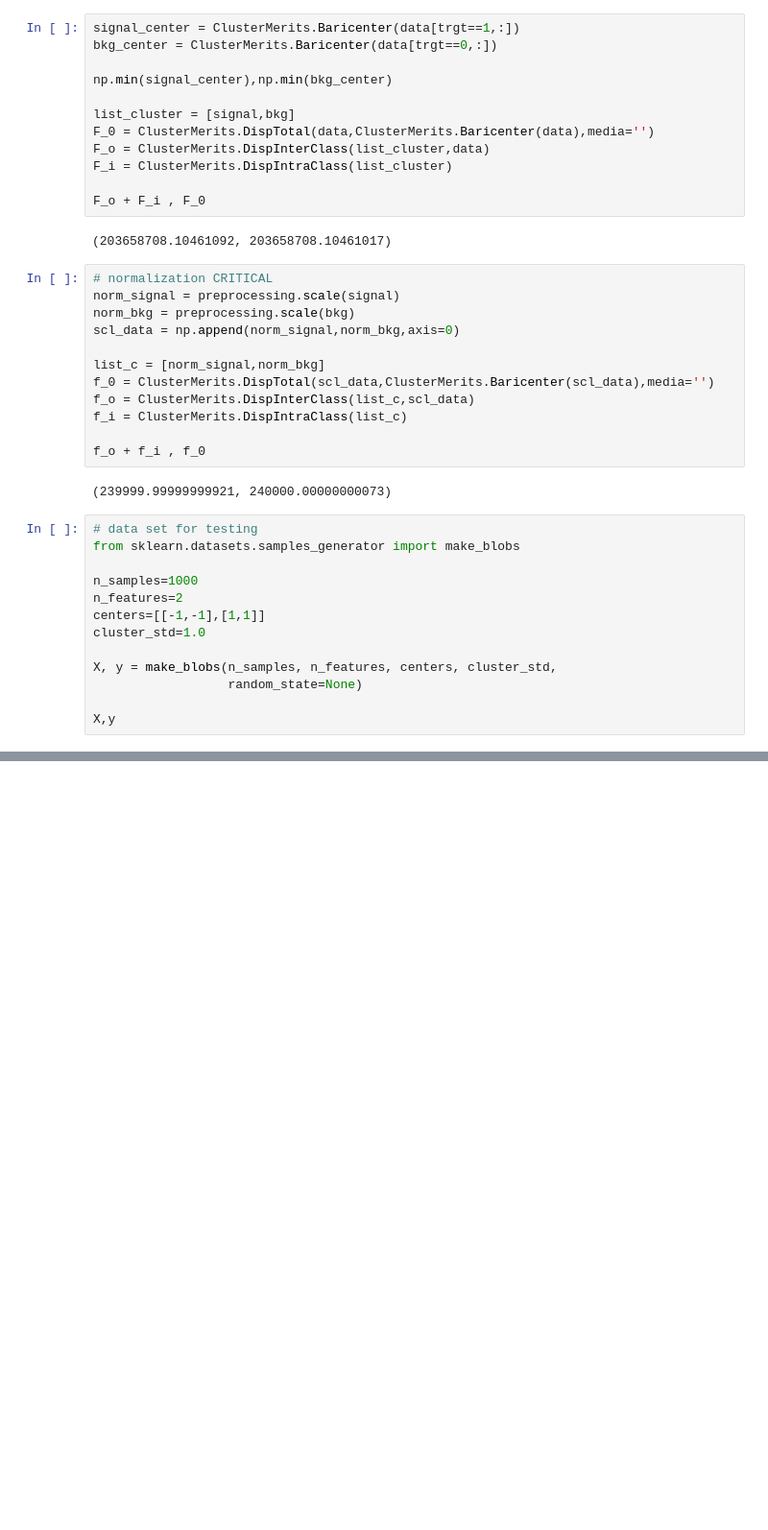
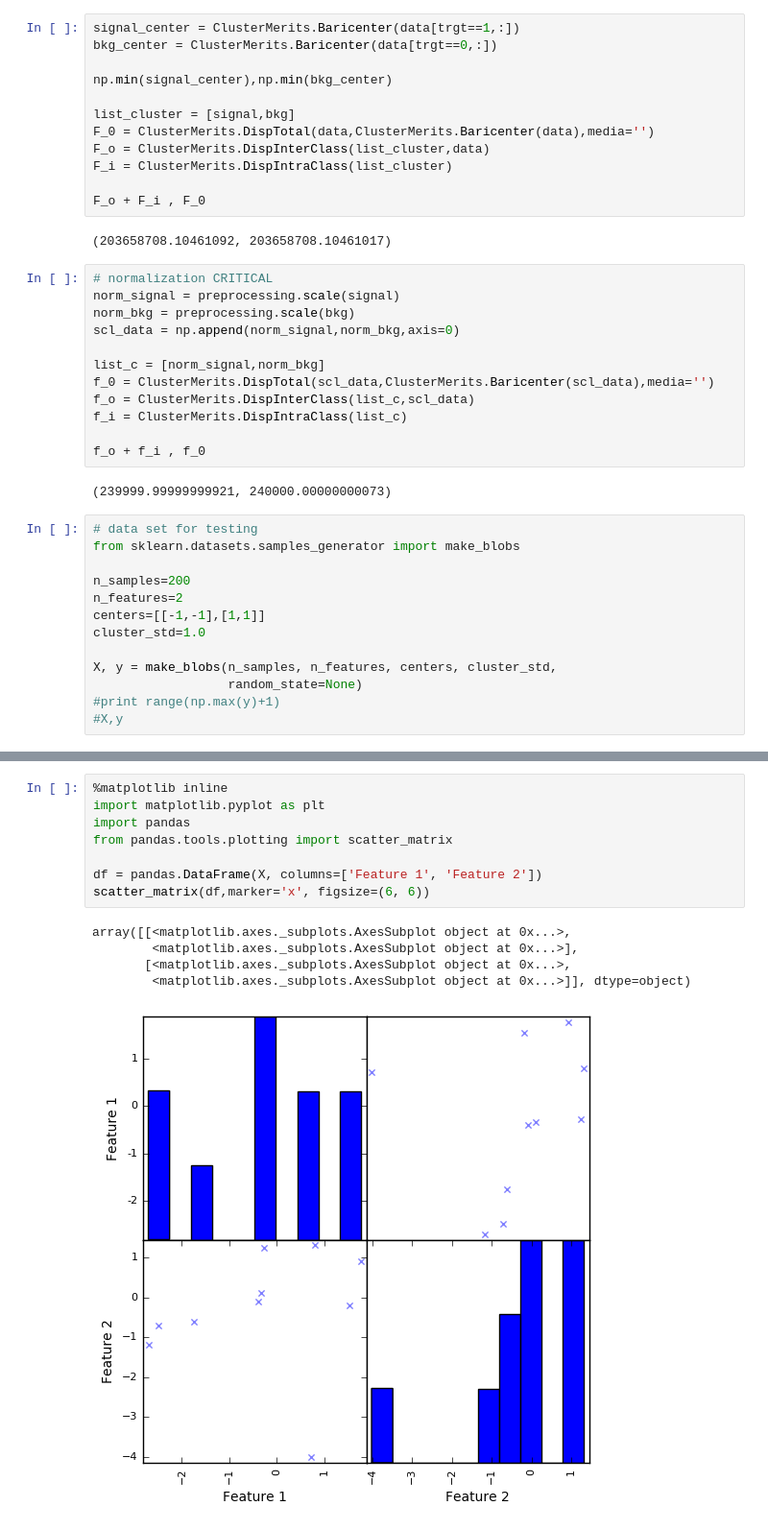
Before and after one commit to micaelverissimo/PtRelAnalysis, a Jupyter notebook: Kohonen.ipynb, the cells around one changed output, grey strips where cells are left out. Shown at 96% size. Saved outputs shown, nothing was run; the diff lists cells and outputs as text; blank space fills up the shorter version.

```diff
--- a/Kohonen.ipynb
+++ b/Kohonen.ipynb
@@ -47,12 +109,12 @@ f_o + f_i , f_0
 # data set for testing
 from sklearn.datasets.samples_generator import make_blobs
 
-n_samples=1000
+n_samples=200
 n_features=2
 centers=[[-1,-1],[1,1]]
 cluster_std=1.0
 
 X, y = make_blobs(n_samples, n_features, centers, cluster_std,
                   random_state=None)
-
-X,y
+#print range(np.max(y)+1)
+#X,y
@@ -123,0 +201,14 @@ c2
+# %%
+%matplotlib inline
+import matplotlib.pyplot as plt
+import pandas
+from pandas.tools.plotting import scatter_matrix
+
+df = pandas.DataFrame(X, columns=['Feature 1', 'Feature 2'])
+scatter_matrix(df,marker='x', figsize=(6, 6))
+# %% [output]
+array([[<matplotlib.axes._subplots.AxesSubplot object at 0x...>,
+        <matplotlib.axes._subplots.AxesSubplot object at 0x...>],
+       [<matplotlib.axes._subplots.AxesSubplot object at 0x...>,
+        <matplotlib.axes._subplots.AxesSubplot object at 0x...>]], dtype=object)
+[figure, added]
```
Also changed, not shown: parts of 11 cells of this notebook, 1 other file.
